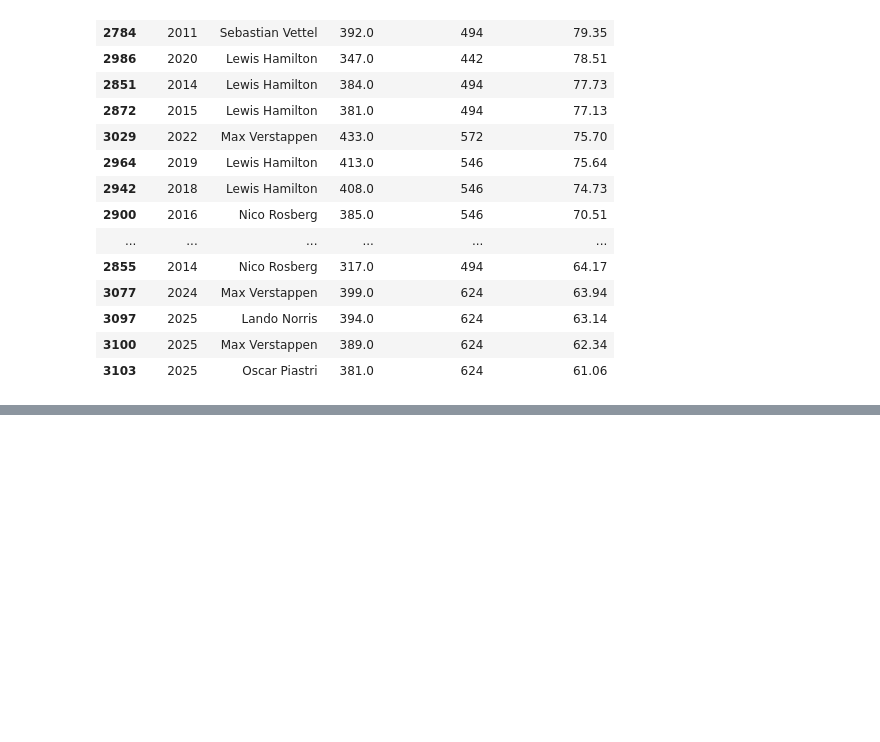
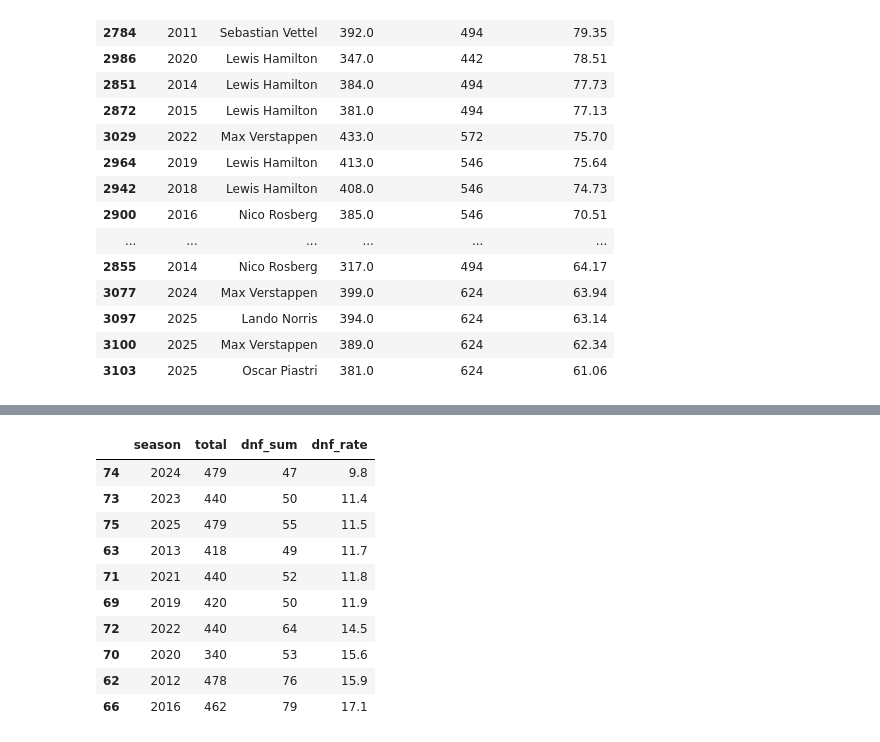
Before and after one commit to MamadouLamineDiamban/f1_data_engine, a Jupyter notebook: notebooks/f1_statistical_analysis.ipynb, the cells around one changed output, grey strips where cells are left out. Cells and saved outputs as stored; diff of their text form; code cells hidden in the pictures; blank space fills up the shorter version.

Commit message:
feat: expand statistical report with sections 16-19 (Weather, Pit Stops, Safety, Elo)

```diff
--- a/notebooks/f1_statistical_analysis.ipynb
+++ b/notebooks/f1_statistical_analysis.ipynb
@@ -1217,0 +1422,91 @@ modern_eff.head(20)[['season', 'driver_fullname', 'points', 'max_available', 'pt
+# %%
+
+# DNF causes classified by era
+df['era'] = pd.cut(df['season'],
+    bins=[1949, 1969, 1979, 1989, 1999, 2009, 2025],
+    labels=['1950s-60s', '1970s', '1980s', '1990s', '2000s', '2010s-20s']
+)
+
+# Classify DNF causes
+MECHANICAL = ['Engine', 'Gearbox', 'Transmission', 'Clutch', 'Hydraulics',
+              'Electrical', 'Suspension', 'Brakes', 'Overheating', 'Oil pressure',
+              'Fuel pressure', 'Water pressure', 'Oil leak', 'Fuel leak',
+              'Throttle', 'Steering', 'Exhaust', 'Turbo', 'Differential']
+ACCIDENT = ['Accident', 'Collision', 'Spun off', 'Collision damage']
+
+def classify_dnf(status):
+    if status in MECHANICAL:
+        return 'Mechanical'
+    elif status in ACCIDENT:
+        return 'Accident/Collision'
+    elif status in ['Retired', 'Withdrew', 'Not classified', 'Disqualified']:
+        return 'Other'
+    else:
+        return 'Other'
+
+dnf_data = df[df['is_dnf']].copy()
+dnf_data['dnf_category'] = dnf_data['status'].apply(classify_dnf)
+
+# Chart 18a — DNF cause breakdown by era
+era_dnf = dnf_data.groupby(['era', 'dnf_category']).size().reset_index(name='count')
+
+fig = px.bar(
+    era_dnf, x='era', y='count', color='dnf_category',
+    barmode='group',
+    color_discrete_map={'Mechanical': '#FF6B35', 'Accident/Collision': '#D32F2F', 'Other': '#757575'},
+    title='DNF Causes by Era — Mechanical vs Accident',
+    labels={'era': 'Era', 'count': 'Number of DNFs', 'dnf_category': 'Cause'}
+)
+fig.update_layout(height=500)
+fig.show()
+
+# Chart 18b — DNF rate evolution by season
+season_dnf = df.groupby('season').agg(
+    total   = ('is_dnf', 'count'),
+    dnf_sum = ('is_dnf', 'sum'),
+).reset_index()
+season_dnf['dnf_rate'] = (season_dnf['dnf_sum'] / season_dnf['total'] * 100).round(1)
+
+fig = px.area(
+    season_dnf, x='season', y='dnf_rate',
+    title='DNF Rate Evolution (1950–Present) — The Safety Revolution',
+    labels={'season': 'Season', 'dnf_rate': 'DNF Rate %'}
+)
+fig.update_traces(fill='tozeroy', line_color='#D32F2F')
+fig.update_layout(height=400)
+fig.show()
+
+# Chart 18c — Most reliable drivers (lowest DNF rate, min 50 starts)
+drv_reliability = df.groupby('driver_fullname').agg(
+    starts = ('is_dnf', 'count'),
+    dnfs   = ('is_dnf', 'sum'),
+).reset_index()
+drv_reliability['dnf_rate'] = (drv_reliability['dnfs'] / drv_reliability['starts'] * 100).round(1)
+drv_reliable = drv_reliability[drv_reliability['starts'] >= 50].sort_values('dnf_rate')
+
+fig = px.bar(
+    drv_reliable.head(20).sort_values('dnf_rate', ascending=False),
+    x='dnf_rate', y='driver_fullname', orientation='h',
+    color='dnf_rate', color_continuous_scale='RdYlGn_r',
+    title='Most Reliable Drivers (Lowest DNF Rate, Min. 50 Starts)',
+    labels={'dnf_rate': 'DNF Rate %', 'driver_fullname': ''},
+    hover_data=['starts', 'dnfs']
+)
+fig.update_coloraxes(showscale=False)
+fig.update_layout(height=600)
+fig.show()
+
+# Table
+season_dnf.sort_values('dnf_rate').head(10)[['season', 'total', 'dnf_sum', 'dnf_rate']]
+# %% [output]
+|  | season | total | dnf_sum | dnf_rate |
+| 74 | 2024 | 479 | 47 | 9.8 |
+| 73 | 2023 | 440 | 50 | 11.4 |
+| 75 | 2025 | 479 | 55 | 11.5 |
+| 63 | 2013 | 418 | 49 | 11.7 |
+| 71 | 2021 | 440 | 52 | 11.8 |
+| 69 | 2019 | 420 | 50 | 11.9 |
+| 72 | 2022 | 440 | 64 | 14.5 |
+| 70 | 2020 | 340 | 53 | 15.6 |
+| 62 | 2012 | 478 | 76 | 15.9 |
+| 66 | 2016 | 462 | 79 | 17.1 |
```
Also changed, not shown: parts of 7 cells of this notebook, 2 other files.
